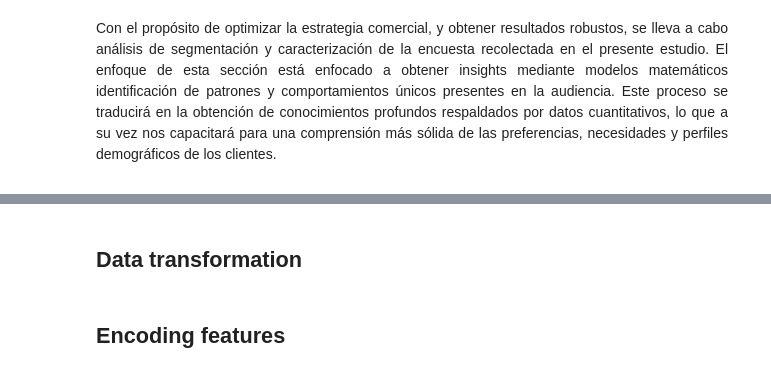
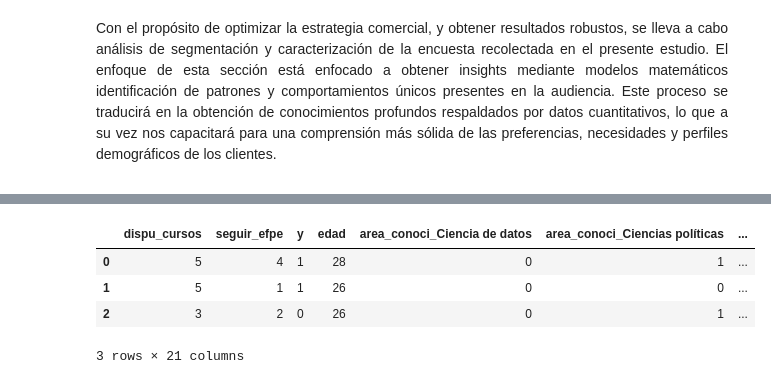
Before and after one commit to antoniomedina99/EFPE_analisis_data_recolectada, a Jupyter notebook: Notebook/model.ipynb, the cells around one changed output, grey strips where cells are left out. Saved outputs shown, nothing was run; the diff lists cells and outputs as text; code cells hidden in the pictures.

```diff
--- a/Notebook/model.ipynb
+++ b/Notebook/model.ipynb
@@ -24,5 +34,12 @@ from sklearn.metrics import classification_report
 # %%
 # importar data
-data = pd.read_csv('../data/data.csv', sep = ';', encoding='latin1')
+data = pd.read_csv('../data/data_dummy.csv', sep = ';', encoding='latin1')
+
+#show the first rows of data
+data.head(3)
+# %% [output]
+|  | dispu_cursos | seguir_efpe | y | edad | area_conoci_Ciencia de datos | area_conoci_Ciencias políticas | ... |
+| 0 | 5 | 4 | 1 | 28 | 0 | 1 | ... |
+| 1 | 5 | 1 | 1 | 26 | 0 | 0 | ... |
+| 2 | 3 | 2 | 0 | 26 | 0 | 1 | ... |
+3 rows × 21 columns
-# %% [markdown]
-## Data transformation
@@ -52,2 +45,0 @@ data = data.rename(columns= {
-# %% [markdown]
-## Encoding features
```
Also changed, not shown: parts of 29 cells of this notebook, 4 other files.
